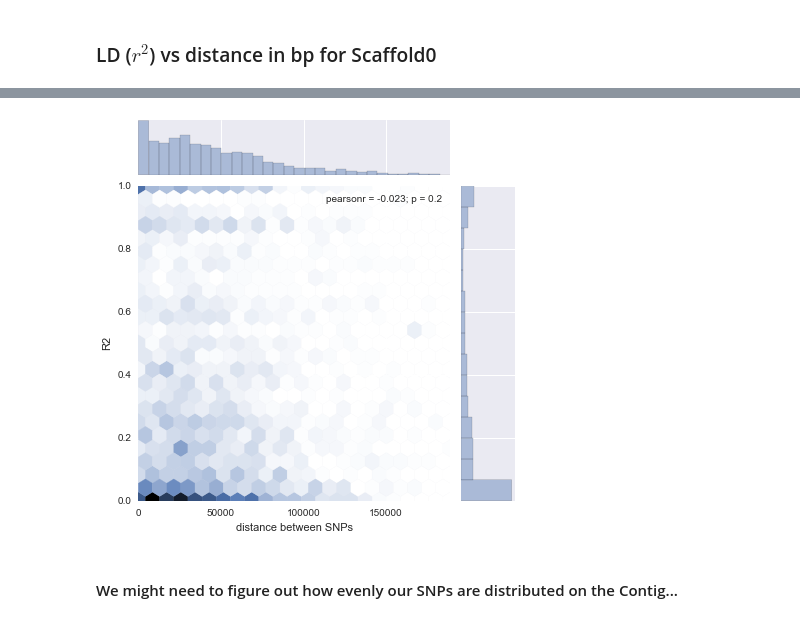
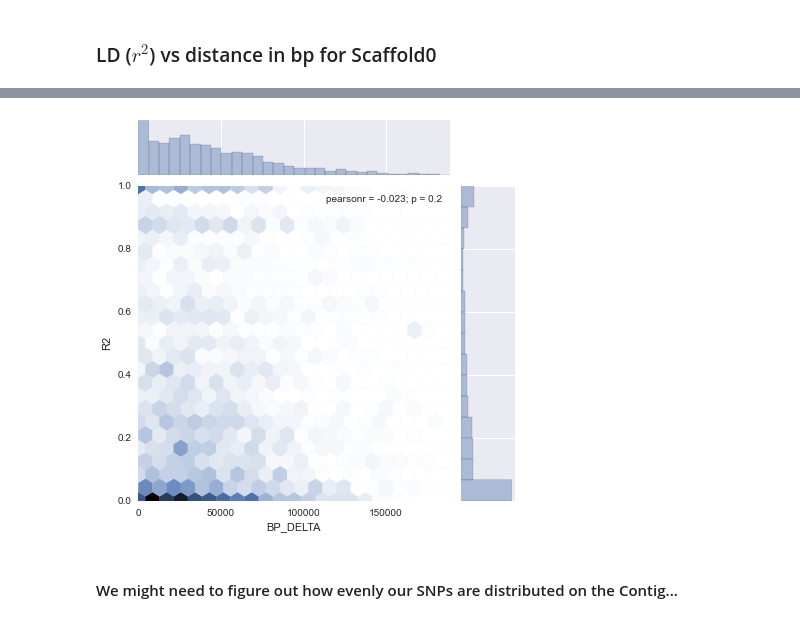
Before and after one commit to xguse/ipy_notebooks, a Jupyter notebook: YALE/ddrad58/2015-01-05_Plot_PLINK_results.ipynb, the cells around one changed output, grey strips where cells are left out. Drawn from its saved outputs; the diff is of its cells as text; code cells hidden in the pictures.

```diff
--- a/YALE/ddrad58/2015-01-05_Plot_PLINK_results.ipynb
+++ b/YALE/ddrad58/2015-01-05_Plot_PLINK_results.ipynb
@@ -72,18 +72,23 @@ sorted(set(ld.CHR_A))
 # %%
 scaffold0 = ld[ld.CHR_A == 'Scaffold0']
 scaffold0['R2'] = scaffold0.R**2
+scaffold0['BP_DELTA'] = abs(scaffold0.BP_A - scaffold0.BP_B)
 
 scaffold340 = ld[ld.CHR_A == 'Scaffold340']
 scaffold340['R2'] = scaffold340.R**2
+scaffold340['BP_DELTA'] = abs(scaffold340.BP_A - scaffold340.BP_B)
 
 scaffold1091 = ld[ld.CHR_A == 'Scaffold1091']
 scaffold1091['R2'] = scaffold1091.R**2
+scaffold1091['BP_DELTA'] = abs(scaffold1091.BP_A - scaffold1091.BP_B)
 
 scaffold236 = ld[ld.CHR_A == 'Scaffold236']
 scaffold236['R2'] = scaffold236.R**2
+scaffold236['BP_DELTA'] = abs(scaffold236.BP_A - scaffold236.BP_B)
 
 scaffold3000 = ld[ld.CHR_A == 'Scaffold3000']
 scaffold3000['R2'] = scaffold3000.R**2
+scaffold3000['BP_DELTA'] = abs(scaffold3000.BP_A - scaffold3000.BP_B)
 # %% [output]
 A value is trying to be set on a copy of a slice from a DataFrame.
 Try using .loc[row_indexer,col_indexer] = value instead
@@ -152,10 +155,10 @@ sns.regplot(pd.Series(bp, name="distance between SNPs"),
 # %%
-sns.jointplot(pd.Series(bp,name='distance between SNPs'),
-              pd.Series(scaffold0.R**2, name="R2"),
+sns.jointplot(scaffold0.BP_DELTA,
+              scaffold0.R2,
               kind='hex',
               dropna=1);
 # %% [output]
-[figure, old version]
+[figure, new version]
 # %% [markdown]
 #### We might need to figure out how evenly our SNPs are distributed on the Contig...
 # %%
```
Also changed, not shown: parts of 24 cells of this notebook.
